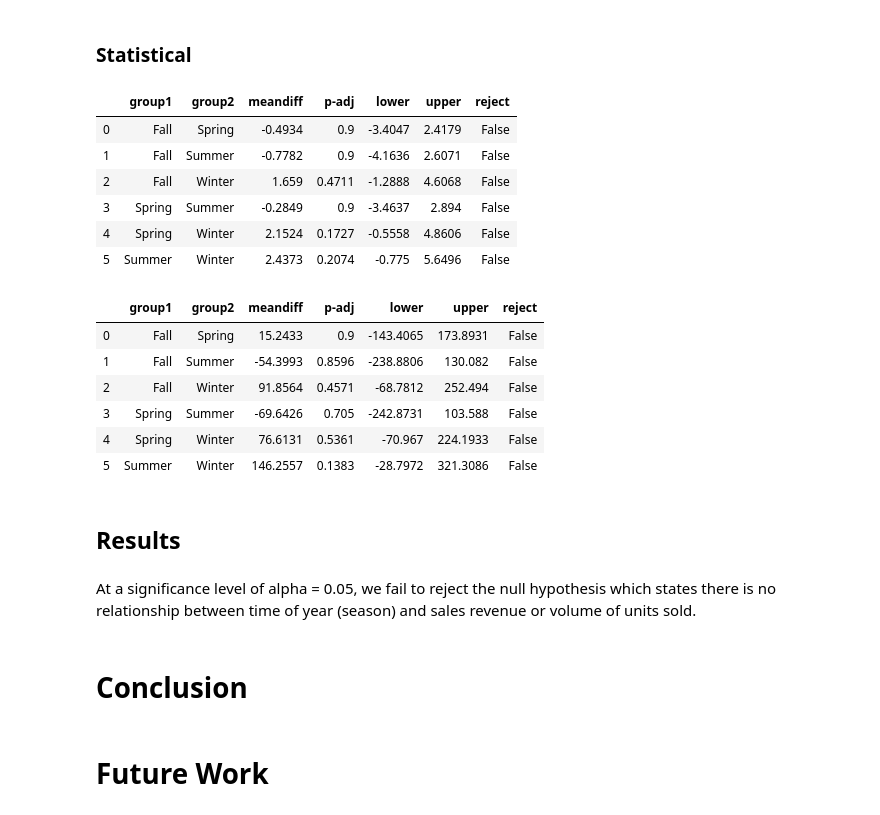
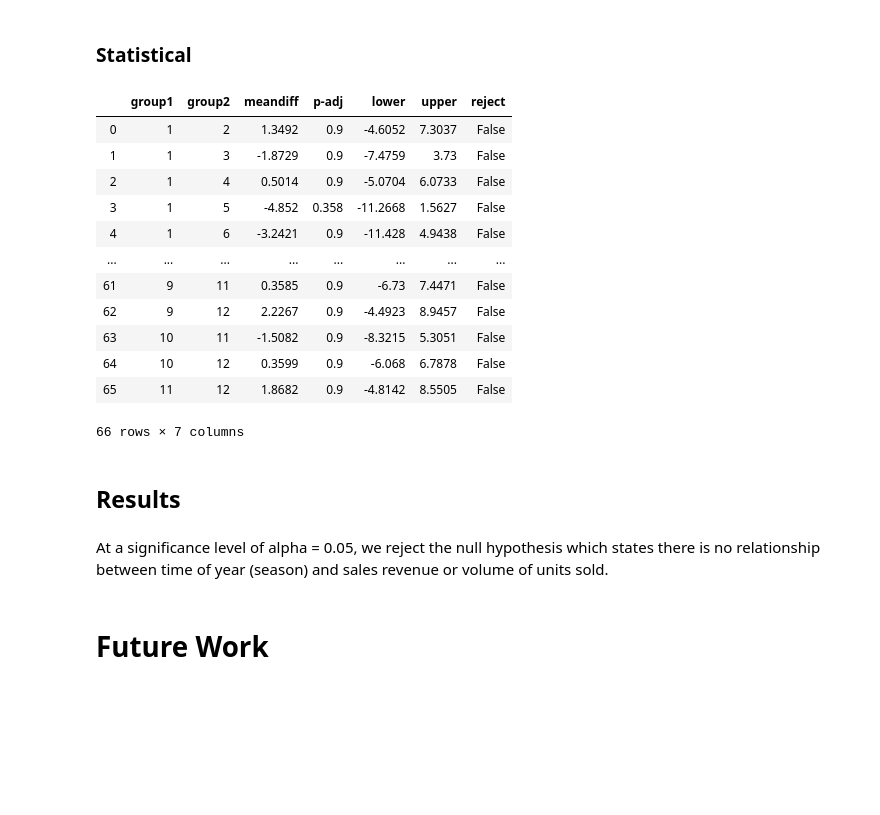
Before and after one commit to alphasentaurii/northwind-sql-database-project, a Jupyter notebook: student.ipynb, the cells around one changed output. Saved outputs shown, nothing was run; the diff lists cells and outputs as text; code cells hidden in the pictures; blank space fills up the shorter version.

```diff
--- a/student.ipynb
+++ b/student.ipynb
@@ -863,48 +1162,33 @@ MannwhitneyuResult(statistic=195813.0, pvalue=0.007319161595850691)
 ### Statistical
 # %%
 # run tukey test for OQD (Order Quantity Discount)
-data = df_season['Quantity'].values
-labels = df_season['Season'].values
+data = df_month['Quantity'].values
+labels = df_month['OrderMonth'].values
 
 import statsmodels.api as sms
 model = sms.stats.multicomp.pairwise_tukeyhsd(data,labels)
 
 # save OQD tukey test model results into dataframe (OQD: order quantity discount)
 tukey_OQD = pd.DataFrame(data=model._results_table[1:], columns=model._results_table[0])
 tukey_OQD
 # %% [output]
 |  | group1 | group2 | meandiff | p-adj | lower | upper | reject |
-| 0 | Fall | Spring | -0.4934 | 0.9 | -3.4047 | 2.4179 | False |
-| 1 | Fall | Summer | -0.7782 | 0.9 | -4.1636 | 2.6071 | False |
-| 2 | Fall | Winter | 1.659 | 0.4711 | -1.2888 | 4.6068 | False |
-| 3 | Spring | Summer | -0.2849 | 0.9 | -3.4637 | 2.894 | False |
-| 4 | Spring | Winter | 2.1524 | 0.1727 | -0.5558 | 4.8606 | False |
-| 5 | Summer | Winter | 2.4373 | 0.2074 | -0.775 | 5.6496 | False |
+| 0 | 1 | 2 | 1.3492 | 0.9 | -4.6052 | 7.3037 | False |
+| 1 | 1 | 3 | -1.8729 | 0.9 | -7.4759 | 3.73 | False |
+| 2 | 1 | 4 | 0.5014 | 0.9 | -5.0704 | 6.0733 | False |
+| 3 | 1 | 5 | -4.852 | 0.358 | -11.2668 | 1.5627 | False |
+| 4 | 1 | 6 | -3.2421 | 0.9 | -11.428 | 4.9438 | False |
+| ... | ... | ... | ... | ... | ... | ... | ... |
+| 61 | 9 | 11 | 0.3585 | 0.9 | -6.73 | 7.4471 | False |
+| 62 | 9 | 12 | 2.2267 | 0.9 | -4.4923 | 8.9457 | False |
+| 63 | 10 | 11 | -1.5082 | 0.9 | -8.3215 | 5.3051 | False |
+| 64 | 10 | 12 | 0.3599 | 0.9 | -6.068 | 6.7878 | False |
+| 65 | 11 | 12 | 1.8682 | 0.9 | -4.8142 | 8.5505 | False |
+66 rows × 7 columns
-# %%
-# run tukey test for OQD (Order Quantity Discount)
-data = df_season['Revenue'].values
-labels = df_season['Season'].values
-
-import statsmodels.api as sms
-model = sms.stats.multicomp.pairwise_tukeyhsd(data,labels)
-
-# save OQD tukey test model results into dataframe (OQD: order quantity discount)
-tukey_OQD = pd.DataFrame(data=model._results_table[1:], columns=model._results_table[0])
-tukey_OQD
-# %% [output]
-|  | group1 | group2 | meandiff | p-adj | lower | upper | reject |
-| 0 | Fall | Spring | 15.2433 | 0.9 | -143.4065 | 173.8931 | False |
-| 1 | Fall | Summer | -54.3993 | 0.8596 | -238.8806 | 130.082 | False |
-| 2 | Fall | Winter | 91.8564 | 0.4571 | -68.7812 | 252.494 | False |
-| 3 | Spring | Summer | -69.6426 | 0.705 | -242.8731 | 103.588 | False |
-| 4 | Spring | Winter | 76.6131 | 0.5361 | -70.967 | 224.1933 | False |
-| 5 | Summer | Winter | 146.2557 | 0.1383 | -28.7972 | 321.3086 | False |
 # %% [markdown]
 ## Results
 # %% [markdown]
-At a significance level of alpha = 0.05, we fail to reject the null hypothesis which states there is no relationship between time of year (season) and sales revenue or volume of units sold.
+At a significance level of alpha = 0.05, we reject the null hypothesis which states there is no relationship between time of year (season) and sales revenue or volume of units sold.
-# %% [markdown]
-# Conclusion
 # %% [markdown]
 # Future Work
 # %% [markdown]
```
Also changed, not shown: parts of 75 cells of this notebook, 30 other files.
